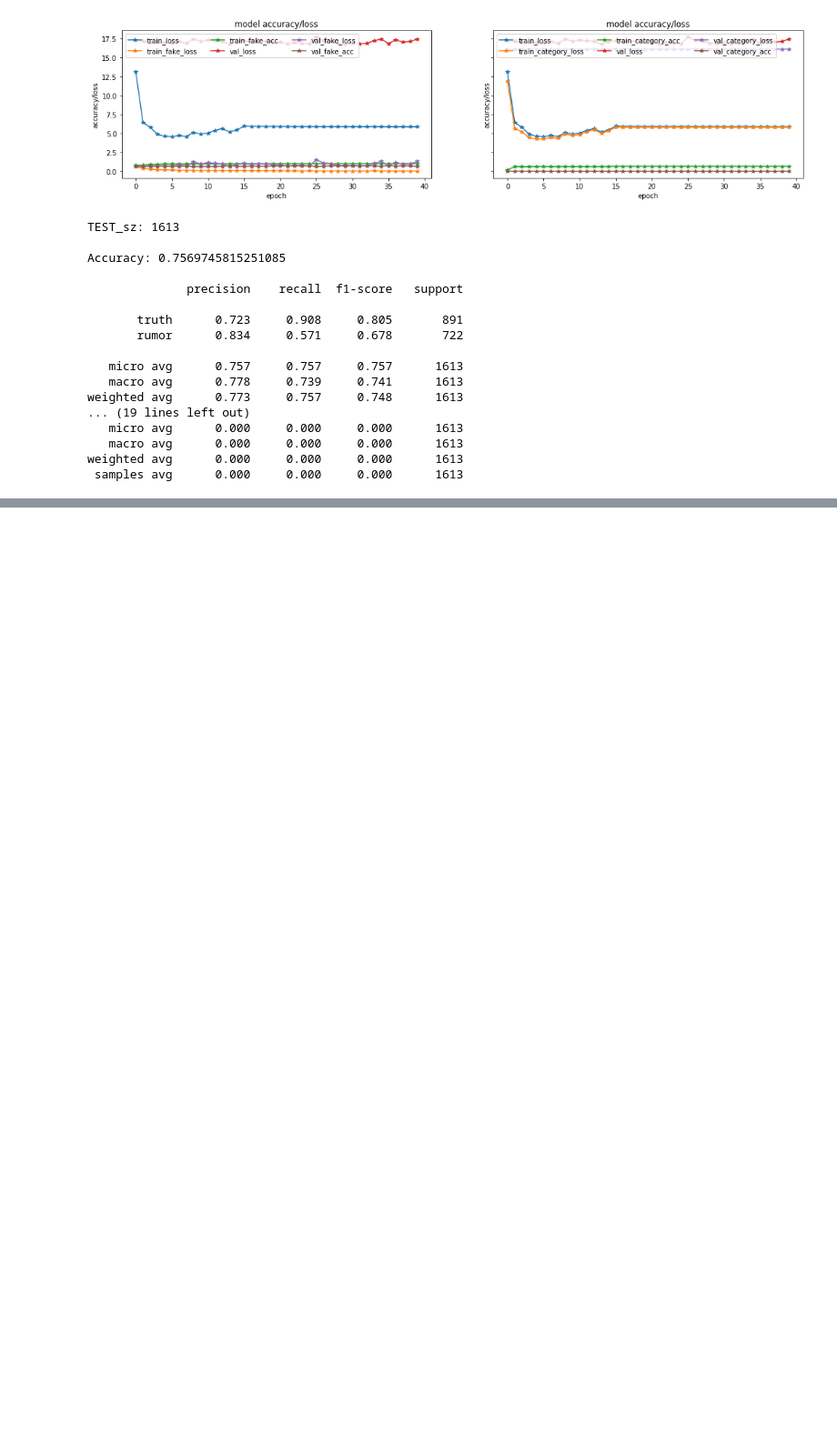
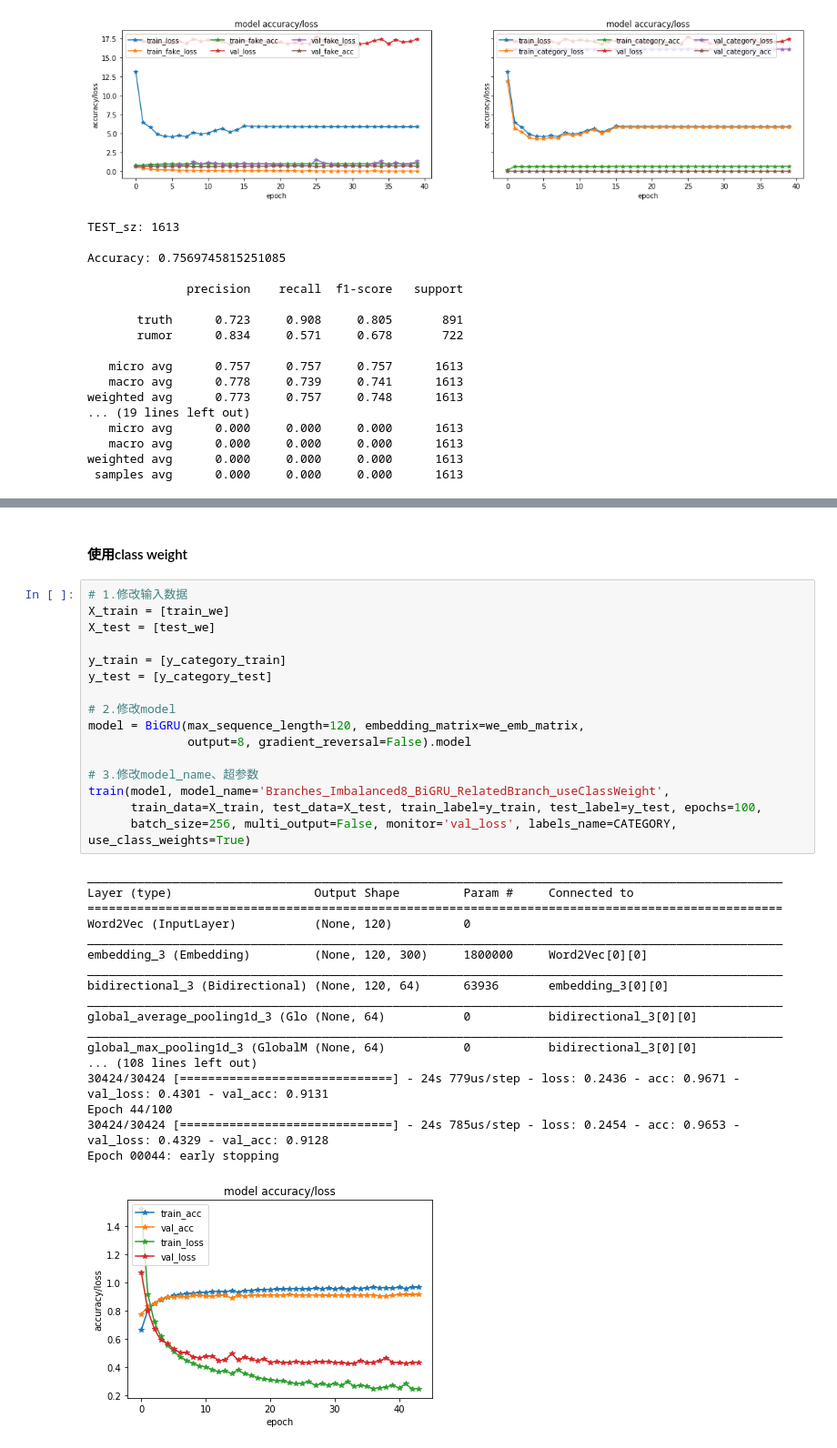
Before and after one commit to RMSnow/MM-Course, a Jupyter notebook: zhangxueyao/models/text-transfer-models.ipynb, the cells around one changed output, grey strips where cells are left out. Shown at 91% size. Cells and saved outputs as stored; diff of their text form; blank space fills up the shorter version.

```diff
--- a/zhangxueyao/models/text-transfer-models.ipynb
+++ b/zhangxueyao/models/text-transfer-models.ipynb
@@ -501,0 +740,37 @@ weighted avg      0.000     0.000     0.000      1613
+# %% [markdown]
+#### 使用class weight
+# %%
+# 1.修改输入数据
+X_train = [train_we]
+X_test = [test_we]
+
+y_train = [y_category_train]
+y_test = [y_category_test]
+
+# 2.修改model
+model = BiGRU(max_sequence_length=120, embedding_matrix=we_emb_matrix,
+              output=8, gradient_reversal=False).model
+
+# 3.修改model_name、超参数
+train(model, model_name='Branches_Imbalanced8_BiGRU_RelatedBranch_useClassWeight',
+      train_data=X_train, test_data=X_test, train_label=y_train, test_label=y_test, epochs=100,
+      batch_size=256, multi_output=False, monitor='val_loss', labels_name=CATEGORY, use_class_weights=True)
+# %% [output]
+__________________________________________________________________________________________________
+Layer (type)                    Output Shape         Param #     Connected to
+==================================================================================================
+Word2Vec (InputLayer)           (None, 120)          0
+__________________________________________________________________________________________________
+embedding_3 (Embedding)         (None, 120, 300)     1800000     Word2Vec[0][0]
+__________________________________________________________________________________________________
+bidirectional_3 (Bidirectional) (None, 120, 64)      63936       embedding_3[0][0]
+__________________________________________________________________________________________________
+global_average_pooling1d_3 (Glo (None, 64)           0           bidirectional_3[0][0]
+__________________________________________________________________________________________________
+global_max_pooling1d_3 (GlobalM (None, 64)           0           bidirectional_3[0][0]
+... (108 lines left out)
+30424/30424 [==============================] - 24s 779us/step - loss: 0.2436 - acc: 0.9671 - val_loss: 0.4301 - val_acc: 0.9131
+Epoch 44/100
+30424/30424 [==============================] - 24s 785us/step - loss: 0.2454 - acc: 0.9653 - val_loss: 0.4329 - val_acc: 0.9128
+Epoch 00044: early stopping
+[figure, added]
```
Also changed, not shown: parts of 87 cells of this notebook, 4 other files.
